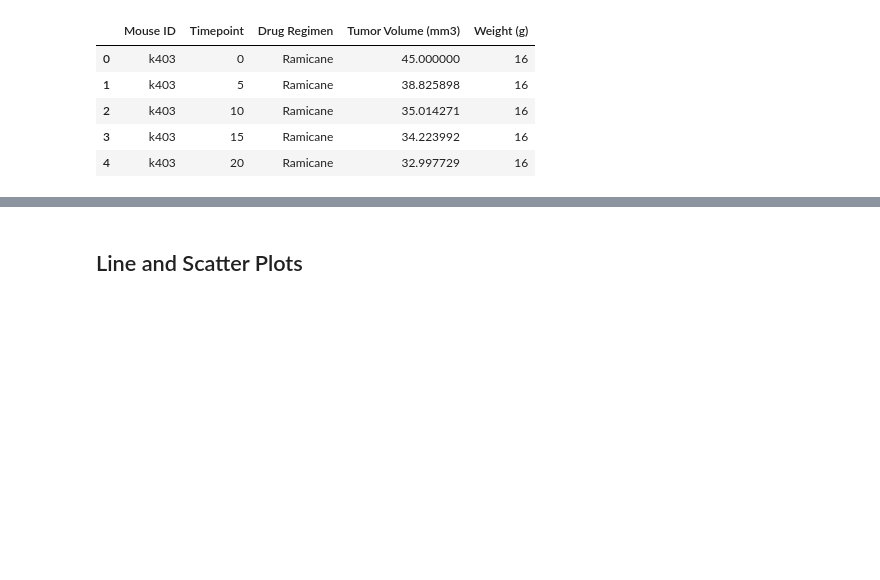
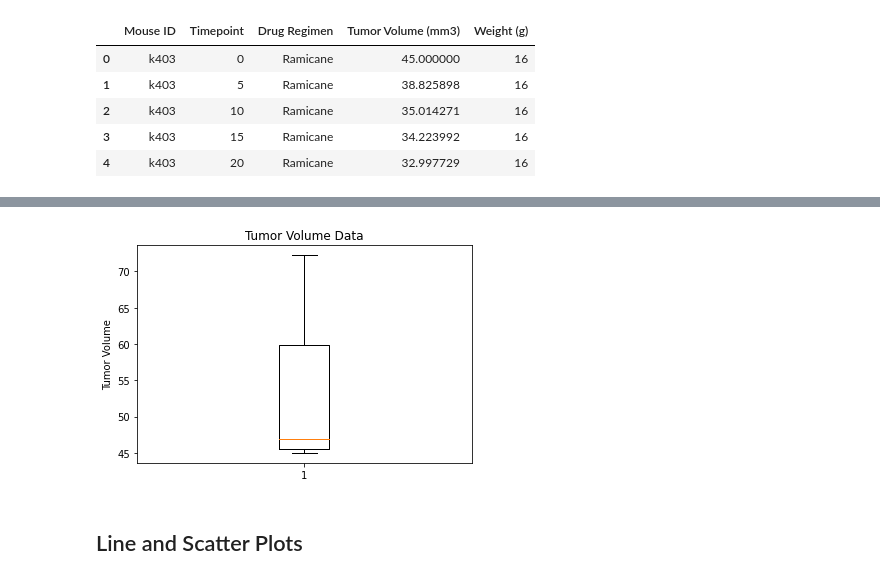
Before and after one commit to jenniecinelli/matplotlib, a Jupyter notebook: Pymaceuticals/pymaceuticals_starter.ipynb, the cells around one changed output, grey strips where cells are left out. Cells and saved outputs as stored; diff of their text form; code cells hidden in the pictures; blank space fills up the shorter version.

```diff
--- a/Pymaceuticals/pymaceuticals_starter.ipynb
+++ b/Pymaceuticals/pymaceuticals_starter.ipynb
@@ -340,5 +358,12 @@ tumor_vol_data = []
 # %%
 # Generate a box plot of the final tumor volume of each mouse across four regimens of interest
+fig1, ax1 = plt.subplots()
+ax1.set_title('Tumor Volume Data')
+ax1.set_ylabel('Tumor Volume')
+ax1.boxplot(tumor_vol_data)
+plt.show()
+# %% [output]
+[figure, added]
 # %% [markdown]
 ## Line and Scatter Plots
 # %%
```
Also changed, not shown: parts of 3 cells of this notebook.
